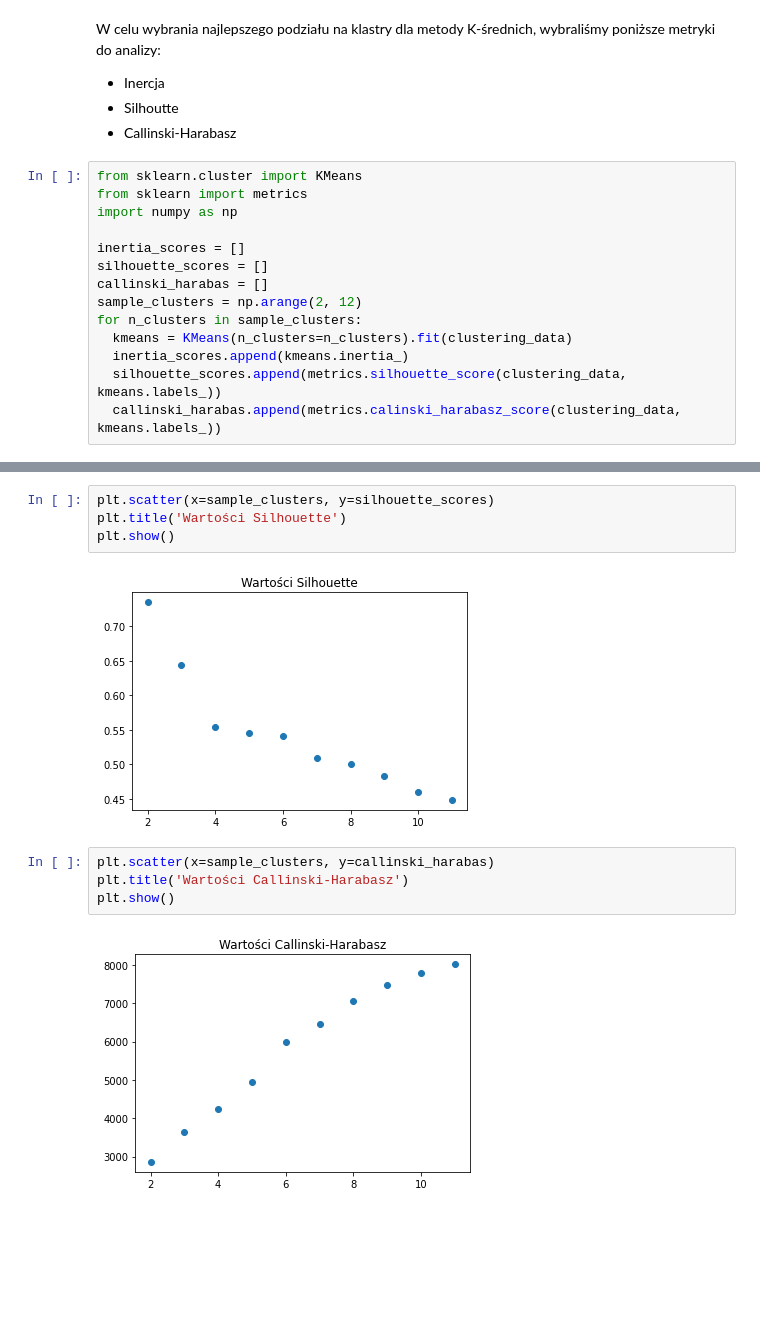
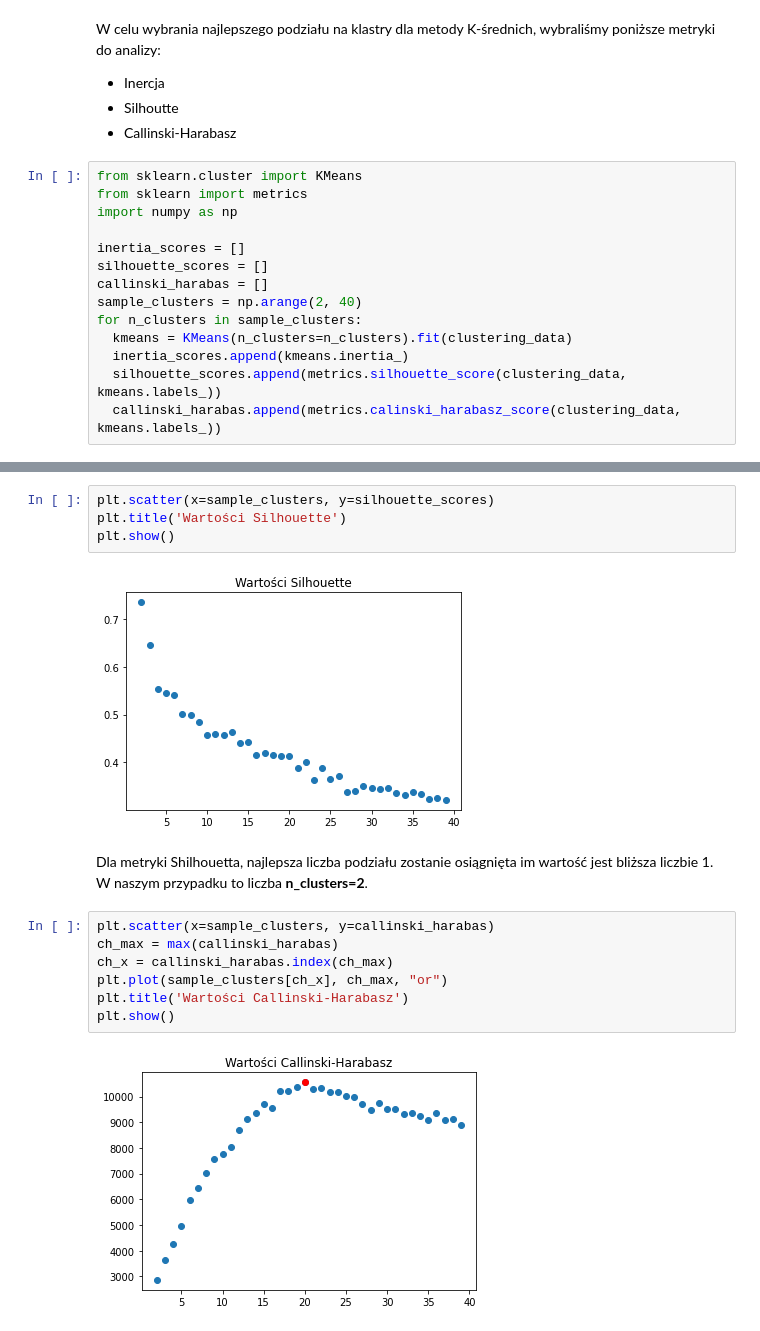
Before and after one commit to lynxoo/ue-wroc-sad, a Jupyter notebook: SAD.ipynb, the cells around one changed output, grey strips where cells are left out. Cells and saved outputs as stored; diff of their text form; blank space fills up the shorter version.

```diff
--- a/SAD.ipynb
+++ b/SAD.ipynb
@@ -462,7 +467,7 @@ import numpy as np
 inertia_scores = []
 silhouette_scores = []
 callinski_harabas = []
-sample_clusters = np.arange(2, 12)
+sample_clusters = np.arange(2, 40)
 for n_clusters in sample_clusters:
   kmeans = KMeans(n_clusters=n_clusters).fit(clustering_data)
   inertia_scores.append(kmeans.inertia_)
@@ -480,10 +488,15 @@ plt.scatter(x=sample_clusters, y=silhouette_scores)
 plt.title('Wartości Silhouette')
 plt.show()
 # %% [output]
-[figure, old version]
+[figure, new version]
+# %% [markdown]
+Dla metryki Shilhouetta, najlepsza liczba podziału zostanie osiągnięta im wartość jest bliższa liczbie 1. W naszym przypadku to liczba **n_clusters=2**.
 # %%
 plt.scatter(x=sample_clusters, y=callinski_harabas)
+ch_max = max(callinski_harabas)
+ch_x = callinski_harabas.index(ch_max)
+plt.plot(sample_clusters[ch_x], ch_max, "or")
 plt.title('Wartości Callinski-Harabasz')
 plt.show()
 # %% [output]
-[figure, old version]
+[figure, new version]
```
Also changed, not shown: parts of 13 cells of this notebook.
